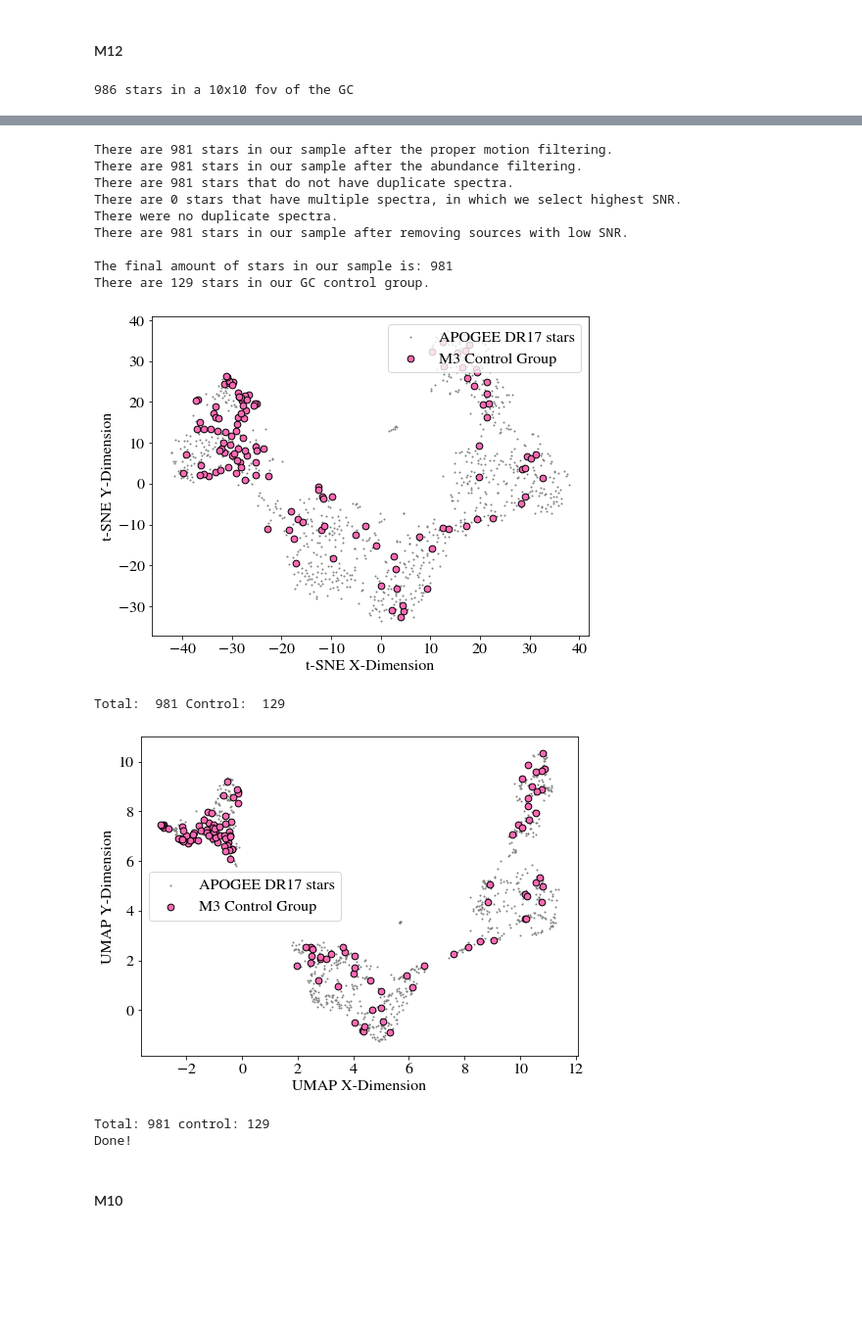
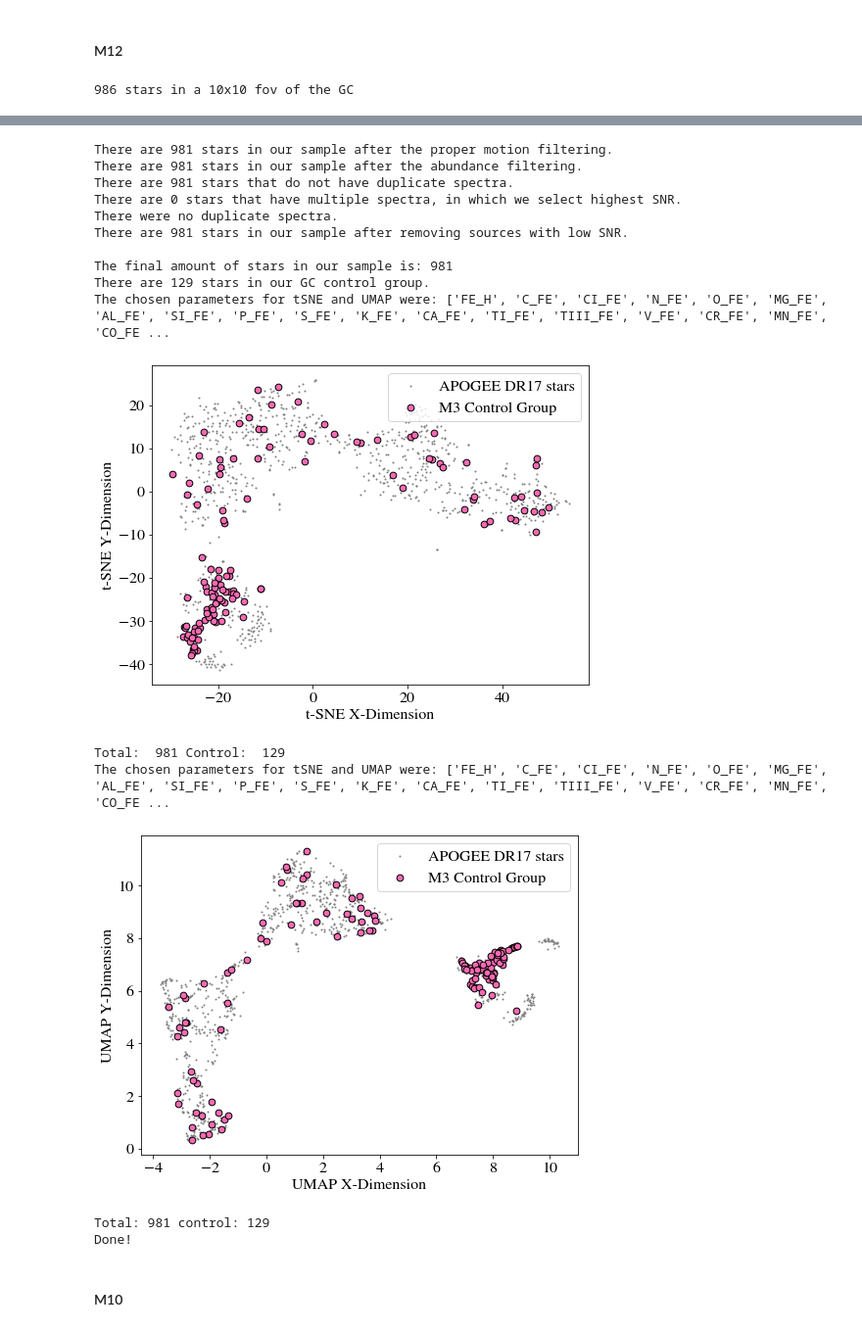
Before and after one commit to webbjj/GALACTIC_Group, a Jupyter notebook: group_folders/Ryan's folder/tsne_GC_exploration.ipynb, the cells around one changed output, grey strips where cells are left out. Shown at 98% size. Saved outputs shown, nothing was run; the diff lists cells and outputs as text; code cells hidden in the pictures; blank space fills up the shorter version.

```diff
--- a/group_folders/Ryan's folder/tsne_GC_exploration.ipynb
+++ b/group_folders/Ryan's folder/tsne_GC_exploration.ipynb
@@ -391,2 +475,11 @@ def master_UMAP(data_filter, abundance_index, indices_control):
+# %%
+def choose_params(master_param_dict):
+    parameter_dict = {}
+
+    for i in master_param_dict:
+        if ask_input_param(i):
+            parameter_dict[i] = master_param_dict[i]
+
+    return parameter_dict
 # %% [markdown]
 ### Master function
@@ -393,5 +510,5 @@ def master_UMAP(data_filter, abundance_index, indices_control):
 # %%
-def master_func(ra, dec, rhm_deg, abundance_index, fov, dataset, params):
+'''def master_func(ra, dec, rhm_deg, abundance_index, fov, dataset, params):
     # loading
     GC_dict, GC_cols = master_load(ra, dec, fov, dataset, params)
 
@@ -408,12 +525,39 @@ def master_func(ra, dec, rhm_deg, abundance_index, fov, dataset, params):
     UMAP_X, UMAP_Y, UMAP_control_X, UMAP_control_Y = master_UMAP(GC_filter_data, abundance_index, GC_indices_control)
 
     print('Done!')
-    return [tSNE_X, tSNE_Y, tSNE_control_X, tSNE_control_Y, UMAP_X, UMAP_Y, UMAP_control_X, UMAP_control_Y]
+    return [tSNE_X, tSNE_Y, tSNE_control_X, tSNE_control_Y, UMAP_X, UMAP_Y, UMAP_control_X, UMAP_control_Y]'''
 # %% [markdown]
 #### Global GC params
 # %%
-param_list = ['# APOGEE_ID_', 'GAIAEDR3_SOURCE_ID', 'GAIAEDR3_PARALLAX', 'GAIAEDR3_PARALLAX_ERROR', 'RA', 'DEC', 'GAIAEDR3_PMRA', 'GAIAEDR3_PMRA_ERROR', 'GAIAEDR3_PMDEC', 'GAIAEDR3_PMDEC_ERROR', 'GAIAEDR3_DR2_RADIAL_VELOCITY', 'GAIAEDR3_DR2_RADIAL_VELOCITY_ERROR', 'SNR', 'FE_H', 'FE_H_ERR', 'C_FE', 'C_FE_ERR', 'CI_FE', 'CI_FE_ERR', 'N_FE', 'N_FE_ERR', 'O_FE', 'O_FE_ERR', 'MG_FE', 'MG_FE_ERR', 'AL_FE', 'AL_FE_ERR', 'SI_FE', 'SI_FE_ERR', 'P_FE', 'P_FE_ERR', 'S_FE', 'S_FE_ERR', 'K_FE', 'K_FE_ERR', 'CA_FE', 'CA_FE_ERR', 'TI_FE', 'TI_FE_ERR', 'TIII_FE', 'TIII_FE_ERR', 'V_FE', 'V_FE_ERR', 'CR_FE', 'CR_FE_ERR', 'MN_FE', 'MN_FE_ERR', 'CO_FE', 'CO_FE_ERR', 'NI_FE', 'NI_FE_ERR']
+param_list = ['# APOGEE_ID_', 'GAIAEDR3_SOURCE_ID', 'GAIAEDR3_PARALLAX', 'GAIAEDR3_PARALLAX_ERROR', 'RA', 'DEC', 'GAIAEDR3_PMRA', 'GAIAEDR3_PMRA_ERROR', 'GAIAEDR3_PMDEC', 'GAIAEDR3_PMDEC_ERROR', 'VHELIO_AVG', 'VERR', 'SNR', 'FE_H', 'FE_H_ERR', 'C_FE', 'C_FE_ERR', 'CI_FE', 'CI_FE_ERR', 'N_FE', 'N_FE_ERR', 'O_FE', 'O_FE_ERR', 'MG_FE', 'MG_FE_ERR', 'AL_FE', 'AL_FE_ERR', 'SI_FE', 'SI_FE_ERR', 'P_FE', 'P_FE_ERR', 'S_FE', 'S_FE_ERR', 'K_FE', 'K_FE_ERR', 'CA_FE', 'CA_FE_ERR', 'TI_FE', 'TI_FE_ERR', 'TIII_FE', 'TIII_FE_ERR', 'V_FE', 'V_FE_ERR', 'CR_FE', 'CR_FE_ERR', 'MN_FE', 'MN_FE_ERR', 'CO_FE', 'CO_FE_ERR', 'NI_FE', 'NI_FE_ERR']
 abundance_index = 13
+RV_index = 10
+PMRA_index = 6
+PMDEC_index = 8
+
+# dictionary of all relevant parameters we could ever want for tSNE and UMAP
+all_param_dict = {'FE_H': abundance_index,
+                 'C_FE': abundance_index + 2,
+                 'CI_FE': abundance_index + 4,
+                 'N_FE': abundance_index + 6,
+                 'O_FE': abundance_index + 8,
+                 'MG_FE': abundance_index + 10,
+                 'AL_FE': abundance_index + 12,
+                 'SI_FE': abundance_index + 14,
+                 'P_FE': abundance_index + 16,
+                 'S_FE': abundance_index + 18,
+                 'K_FE': abundance_index + 20,
+                 'CA_FE': abundance_index + 22,
+                 'TI_FE': abundance_index + 24,
+                 'TIII_FE': abundance_index + 26,
+                 'V_FE': abundance_index + 28,
+                 'CR_FE': abundance_index + 30,
+                 'MN_FE': abundance_index + 32,
+                 'CO_FE': abundance_index + 34,
+                 'NI_FE': abundance_index + 36,
+                 'RV': RV_index,
+                 'PMRA': PMRA_index,
+                 'PMDEC': PMDEC_index}
 fov = 5
 # %% [markdown]
 Parameters for GCs
@@ -546,22 +703,24 @@ Done!
 # %% [markdown]
 #### M12
 # %%
-M12_tSNE_X, M12_tSNE_Y, M12_tSNE_control_X, M12_tSNE_control_Y, M12_UMAP_X, M12_UMAP_Y, M12_UMAP_control_X, M12_UMAP_control_Y = master_func(ra_M12, dec_M12, rhm_M12_deg, abundance_index, fov, apogee_nofilt, param_list)
+M12_tSNE_X, M12_tSNE_Y, M12_tSNE_control_X, M12_tSNE_control_Y, M12_UMAP_X, M12_UMAP_Y, M12_UMAP_control_X, M12_UMAP_control_Y = master_func(ra_M12, dec_M12, rhm_M12_deg, all_param_dict, fov, apogee_nofilt, param_list)
 # %% [output]
 986 stars in a 10x10 fov of the GC
 [figure]
 There are 981 stars in our sample after the proper motion filtering.
 There are 981 stars in our sample after the abundance filtering.
 There are 981 stars that do not have duplicate spectra.
 There are 0 stars that have multiple spectra, in which we select highest SNR.
 There were no duplicate spectra.
 There are 981 stars in our sample after removing sources with low SNR.
 
 The final amount of stars in our sample is: 981
 There are 129 stars in our GC control group.
+The chosen parameters for tSNE and UMAP were: ['FE_H', 'C_FE', 'CI_FE', 'N_FE', 'O_FE', 'MG_FE', 'AL_FE', 'SI_FE', 'P_FE', 'S_FE', 'K_FE', 'CA_FE', 'TI_FE', 'TIII_FE', 'V_FE', 'CR_FE', 'MN_FE', 'CO_FE ...
-[figure, old version]
+[figure, new version]
 Total:  981 Control:  129
+The chosen parameters for tSNE and UMAP were: ['FE_H', 'C_FE', 'CI_FE', 'N_FE', 'O_FE', 'MG_FE', 'AL_FE', 'SI_FE', 'P_FE', 'S_FE', 'K_FE', 'CA_FE', 'TI_FE', 'TIII_FE', 'V_FE', 'CR_FE', 'MN_FE', 'CO_FE ...
-[figure, old version]
+[figure, new version]
 Total: 981 control: 129
 Done!
 # %% [markdown]
```
Also changed, not shown: parts of 21 cells of this notebook.
